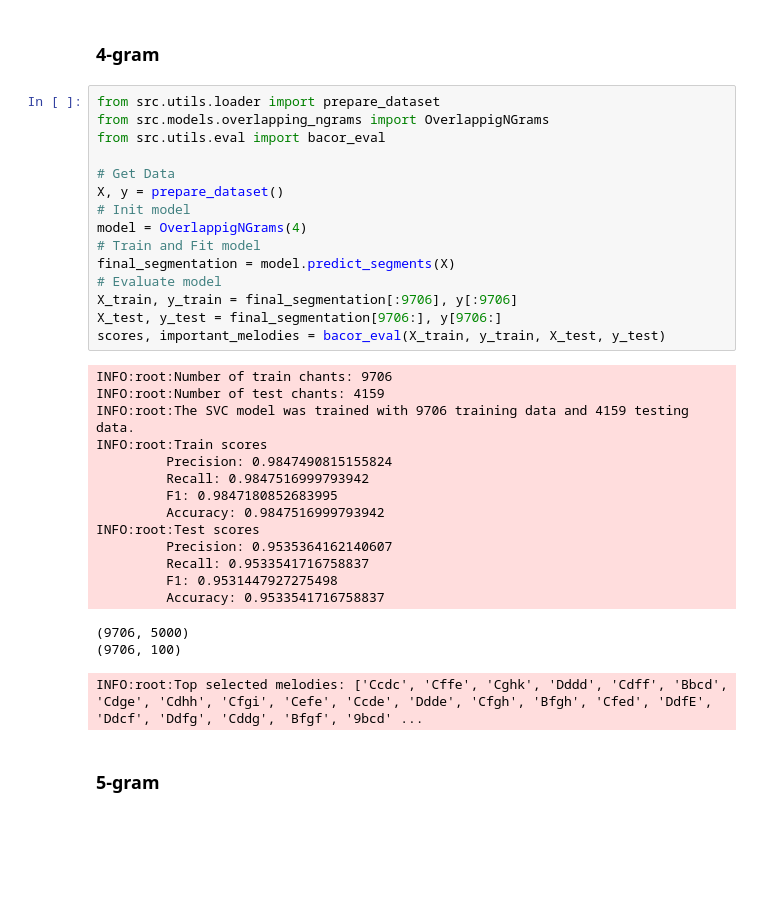
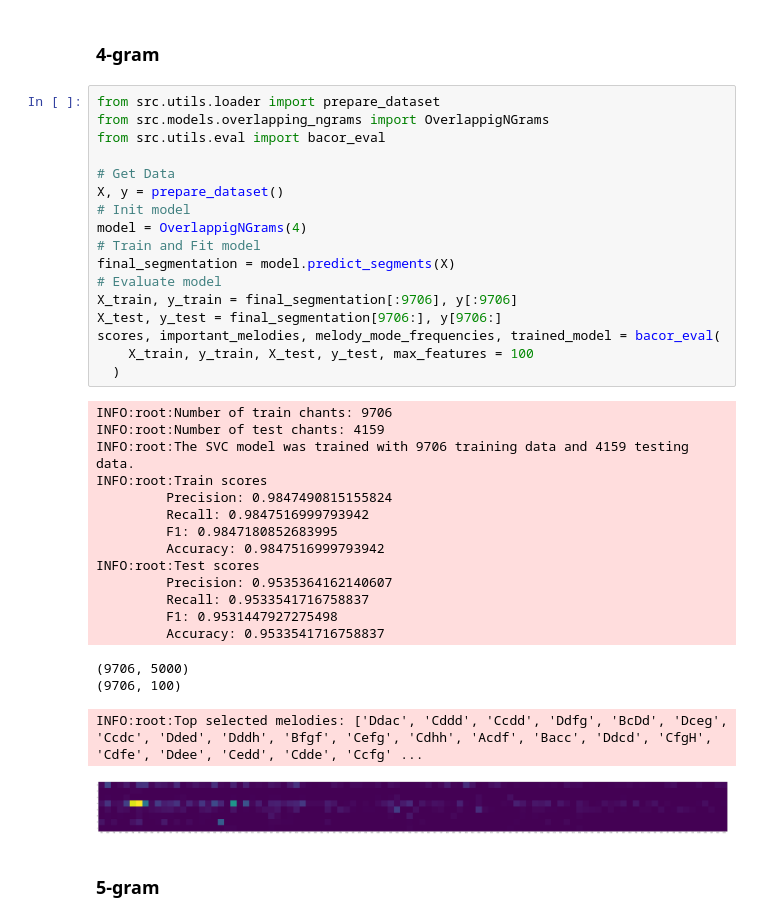
Before and after one commit to lanzv/Master-Thesis, a Jupyter notebook: models/experiments.ipynb, the cells around one changed output. Saved outputs shown, nothing was run; the diff lists cells and outputs as text; blank space fills up the shorter version.

```diff
--- a/models/experiments.ipynb
+++ b/models/experiments.ipynb
@@ -7,35 +7,38 @@
 # %%
 from src.utils.loader import prepare_dataset
 from src.models.overlapping_ngrams import OverlappigNGrams
 from src.utils.eval import bacor_eval
 
 # Get Data
 X, y = prepare_dataset()
 # Init model
 model = OverlappigNGrams(4)
 # Train and Fit model
 final_segmentation = model.predict_segments(X)
 # Evaluate model
 X_train, y_train = final_segmentation[:9706], y[:9706]
 X_test, y_test = final_segmentation[9706:], y[9706:]
-scores, important_melodies = bacor_eval(X_train, y_train, X_test, y_test)
+scores, important_melodies, melody_mode_frequencies, trained_model = bacor_eval(
+    X_train, y_train, X_test, y_test, max_features = 100
+  )
 # %% [output]
 INFO:root:Number of train chants: 9706
 INFO:root:Number of test chants: 4159
 INFO:root:The SVC model was trained with 9706 training data and 4159 testing data.
 INFO:root:Train scores
          Precision: 0.9847490815155824
          Recall: 0.9847516999793942
          F1: 0.9847180852683995
          Accuracy: 0.9847516999793942
 INFO:root:Test scores
          Precision: 0.9535364162140607
          Recall: 0.9533541716758837
          F1: 0.9531447927275498
          Accuracy: 0.9533541716758837
 (9706, 5000)
 (9706, 100)
-INFO:root:Top selected melodies: ['Ccdc', 'Cffe', 'Cghk', 'Dddd', 'Cdff', 'Bbcd', 'Cdge', 'Cdhh', 'Cfgi', 'Cefe', 'Ccde', 'Ddde', 'Cfgh', 'Bfgh', 'Cfed', 'DdfE', 'Ddcf', 'Ddfg', 'Cddg', 'Bfgf', '9bcd' ...
+INFO:root:Top selected melodies: ['Ddac', 'Cddd', 'Ccdd', 'Ddfg', 'BcDd', 'Dceg', 'Ccdc', 'Dded', 'Dddh', 'Bfgf', 'Cefg', 'Cdhh', 'Acdf', 'Bacc', 'Ddcd', 'CfgH', 'Cdfe', 'Ddee', 'Cedd', 'Cdde', 'Ccfg' ...
+[figure, added]
 # %% [markdown]
 ### 5-gram
 # %%
```
Also changed, not shown: parts of 11 cells of this notebook.
